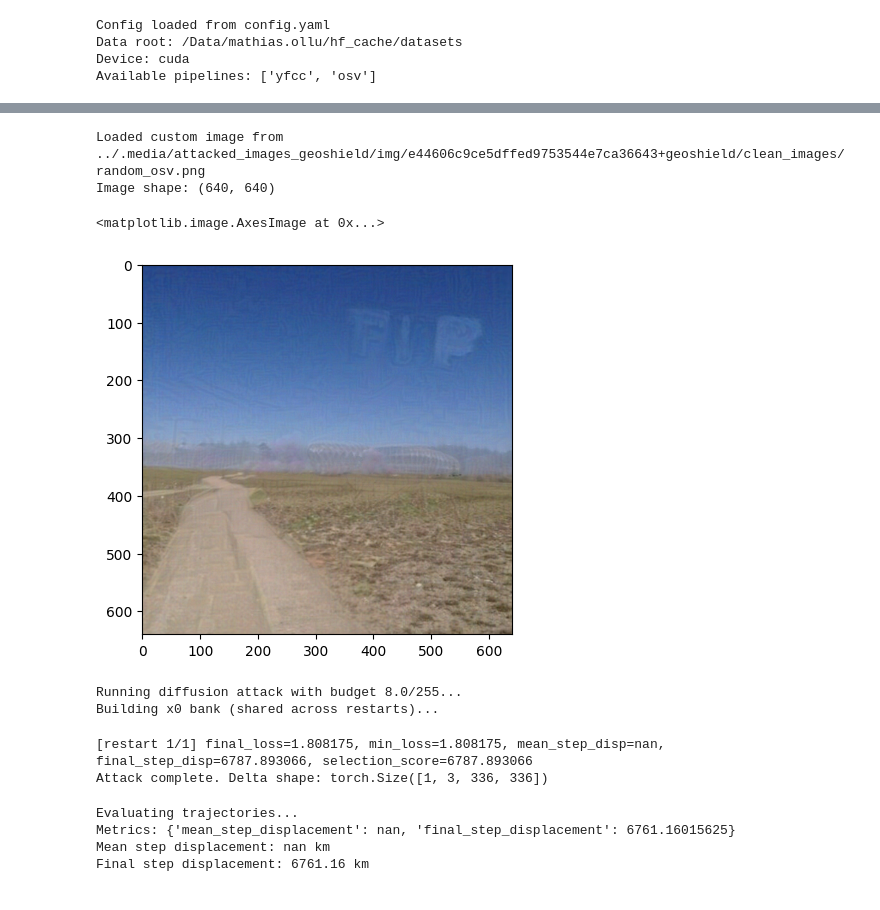
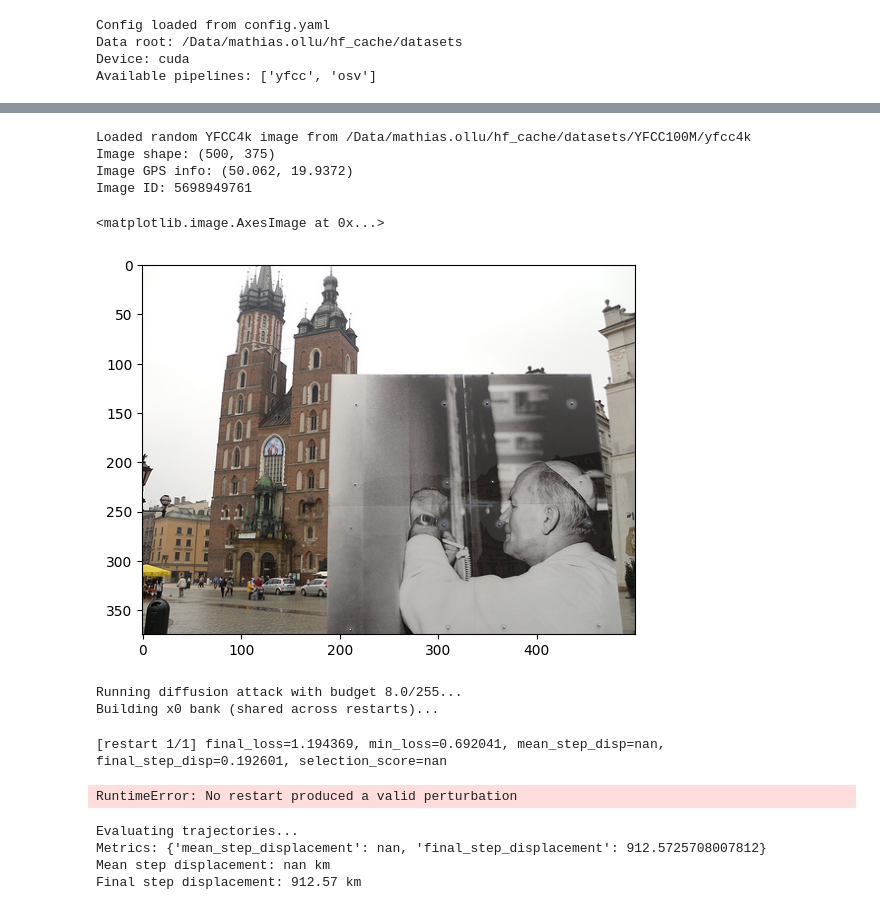
Before and after one commit to matol-16/geographic-privacy, a Jupyter notebook: adversarial_demo/demo_notebooks/eval_notebook_attacks.ipynb, the cells around one changed output, grey strips where cells are left out. Cells and saved outputs as stored; diff of their text form; code cells hidden in the pictures.

Commit message:
add salman attack + add consistencey and seeding

```diff
--- a/adversarial_demo/demo_notebooks/eval_notebook_attacks.ipynb
+++ b/adversarial_demo/demo_notebooks/eval_notebook_attacks.ipynb
@@ -59,13 +66,17 @@ Available pipelines: ['yfcc', 'osv']
 # %%
 # === Configuration ===
 # Choose dataset: "yfcc", "osv", or "custom"
-IMAGE_SOURCE = "custom"  # Options: "yfcc", "osv", "custom"
-CUSTOM_IMAGE_PATH = "../.media/attacked_images_geoshield/img/7c8ee26cf3a0abd0802ceacfe8115cac+geoshield/clean_images/random_osv.png  # Set to image path if IMAGE_SOURCE == "custom"
+IMAGE_SOURCE = "yfcc"  # Options: "yfcc", "osv", "custom"
+CUSTOM_IMAGE_PATH = "../.media/attacked_images_geoshield/img/7c8ee26cf3a0abd0802ceacfe8115cac+geoshield/clean_images/random_osv.png"  # Set to image path if IMAGE_SOURCE == "custom"
+CUSTOM_IMAGE_ID = "5698949761" # dataset ID
 # Choose attack
-ATTACK_TYPE = "diffusion"  # Options: "encoder", "diffusion"
+ATTACK_TYPE = "diffusion_salman"  # Options: "encoder", "diffusion", "diffusion_salman"
 ATTACK_BUDGET = 8 / 255
-N_STEPS = 10
-N_RESTARTS=1
+N_STEPS = 60
+N_RESTARTS=5
+CLEAN_NUM_STEPS = 100
+SAMPLING_STEPS_SALMAN = 16
+SEED=42
 
 # Device
 device = resolve_torch_device(config.get("device", "cuda"))
@@ -91,39 +103,43 @@ Pipeline loaded
 if IMAGE_SOURCE == "custom":
     if not CUSTOM_IMAGE_PATH:
         raise ValueError("Set CUSTOM_IMAGE_PATH above")
     source_image = Image.open(CUSTOM_IMAGE_PATH).convert("RGB")
     print(f"Loaded custom image from {CUSTOM_IMAGE_PATH}")
 
 elif IMAGE_SOURCE == "yfcc":
     import random
     import os
-    from adversarial_eval import retrieve_yfcc_images
+    from utils.adversarial_eval import retrieve_yfcc_images
 
     yfcc_dir = config["data_dirs"]["yfcc"]
-    images, _ = retrieve_yfcc_images(n_images_to_eval=100, local_dir=yfcc_dir)
+    images, gps_true_infos ,photo_ids = retrieve_yfcc_images(n_images_to_eval=100, local_dir=yfcc_dir, im_idx=CUSTOM_IMAGE_ID)
     #random image:
     i_img = random.randint(0, len(images)-1)
-    source_image = images[i_img]
+    source_image, source_gps_true, source_id = images[i_img], gps_true_infos[i_img], photo_ids[i_img]
     print(f"Loaded random YFCC4k image from {yfcc_dir}")
 
 elif IMAGE_SOURCE == "osv":
     from adversarial_eval import retrieve_osv_images
 
     osv_dir = config["data_dirs"]["osv"]
     images, _ = retrieve_osv_images(n_images_to_eval=100, local_dir=osv_dir)
     source_image = images[0]
     print(f"Loaded random OSV-5M image from {osv_dir}")
 else:
     raise ValueError(f"Unknown IMAGE_SOURCE: {IMAGE_SOURCE}")
 
 print(f"Image shape: {source_image.size}")
+print("Image GPS info:", source_gps_true)
+print(f"Image ID: {source_id}")
 #show image:
 plt.imshow(source_image)
 # %% [output]
-Loaded custom image from ../.media/attacked_images_geoshield/img/e44606c9ce5dffed9753544e7ca36643+geoshield/clean_images/random_osv.png
-Image shape: (640, 640)
+Loaded random YFCC4k image from /Data/mathias.ollu/hf_cache/datasets/YFCC100M/yfcc4k
+Image shape: (500, 375)
+Image GPS info: (50.062, 19.9372)
+Image ID: 5698949761
 <matplotlib.image.AxesImage at 0x...>
-[figure, old version]
+[figure, new version]
 # %%
 # Run attack
 print(f"\nRunning {ATTACK_TYPE} attack with budget {ATTACK_BUDGET*255}/255...")
@@ -135,26 +151,50 @@ attack_kwargs = {
     "device": device,
 }
 
+ATTACK_TYPE= "diffusion"
+
+N_RESTARTS=5
+
 # Add attack-specific parameters
 if ATTACK_TYPE == "diffusion":
     attack_kwargs.update({
         "train_batch_size": 256,
         "anchor_samples": 512,
-        "clean_num_steps": 100,
+        "clean_num_steps": CLEAN_NUM_STEPS,
+        "dot_product_loss": "cosine_similarity_negative",
+        "reconstruction_loss_weight": 0.0,
+        "num_restarts": N_RESTARTS,
+        "restart_selection_metric": "final_step_displacement",
+        "restart_eval_cfg": 10.0,
+        "restart_eval_num_steps": 250
+
+    })
+elif ATTACK_TYPE == "diffusion_salman":
+    attack_kwargs.update({
+        "train_batch_size": 256,
+        "anchor_samples": 512,
+        "sampling_steps_salman": SAMPLING_STEPS_SALMAN,
+        "clean_num_steps": CLEAN_NUM_STEPS,
+        "target_pure_noise": False,
         "dot_product_loss": "absolute",
         "reconstruction_loss_weight": 0.0,
         "num_restarts": N_RESTARTS,
         "restart_selection_metric": "final_step_displacement",
         "restart_eval_cfg": 10.0,
+        "restart_eval_num_steps": 250
+
     })
 elif ATTACK_TYPE == "encoder":
     attack_kwargs.update({
         "criterion_name": "MSE",
         "l_z": 1.0,
         "l_x": 1.0,
-        "num_restarts": 3,
+        "num_restarts": N_RESTARTS,
+        "restart_eval_num_steps": 250,
         "restart_selection_metric": "final_step_displacement",
     })
+
+seed_everything(SEED)
 
 results = run_attack(
     attack_type=ATTACK_TYPE,
@@ -169,8 +209,8 @@ print(f"Attack complete. Delta shape: {delta.shape}")
 # %% [output]
 Running diffusion attack with budget 8.0/255...
 Building x0 bank (shared across restarts)...
-[restart 1/1] final_loss=1.808175, min_loss=1.808175, mean_step_disp=nan, final_step_disp=6787.893066, selection_score=6787.893066
-Attack complete. Delta shape: torch.Size([1, 3, 336, 336])
+[restart 1/1] final_loss=1.194369, min_loss=0.692041, mean_step_disp=nan, final_step_disp=0.192601, selection_score=nan
+RuntimeError: No restart produced a valid perturbation
 # %%
 # Evaluate trajectories with shared noise
 print("\nEvaluating trajectories...")
@@ -185,9 +225,9 @@ eval_result = run_paired_pipeline_with_shared_noise(
     pipeline=pipeline,
     source_image=source_image,
     perturbed_image=perturbed_image,
-    batch_size=1024,
+    batch_size=256,
     cfg=10.0,
-    num_steps=None,
+    num_steps=16,
     seed=1234,
     device=device,
 )
@@ -203,9 +243,9 @@ print(f"Mean step displacement: {metrics['mean_step_displacement']:.2f} km")
 print(f"Final step displacement: {metrics['final_step_displacement']:.2f} km")
 # %% [output]
 Evaluating trajectories...
-Metrics: {'mean_step_displacement': nan, 'final_step_displacement': 6761.16015625}
+Metrics: {'mean_step_displacement': nan, 'final_step_displacement': 912.5725708007812}
 Mean step displacement: nan km
-Final step displacement: 6761.16 km
+Final step displacement: 912.57 km
 # %%
 # Visualize results
 print("Plotting results...\n")
```
Also changed, not shown: parts of 17 cells of this notebook, 30 other files.
